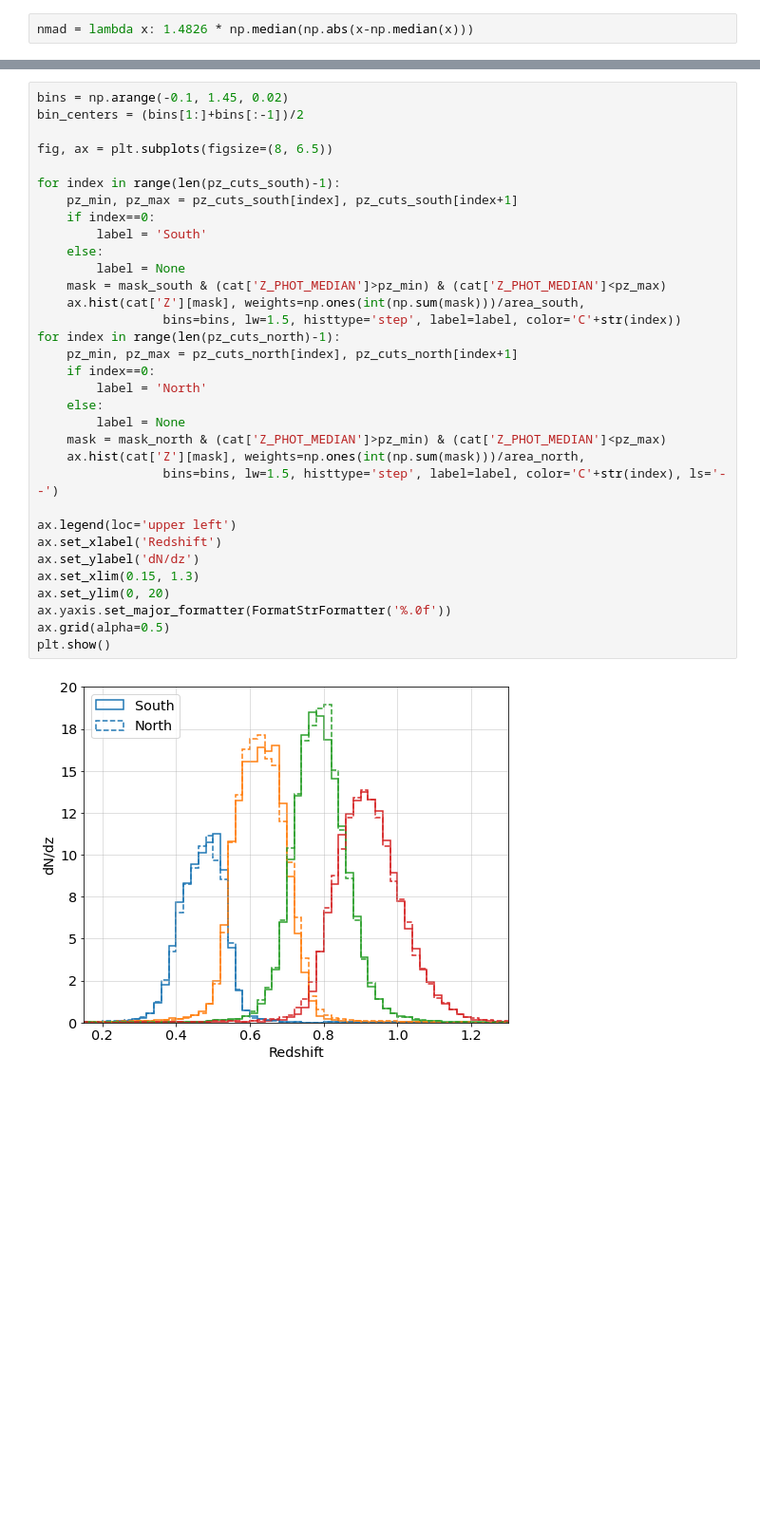
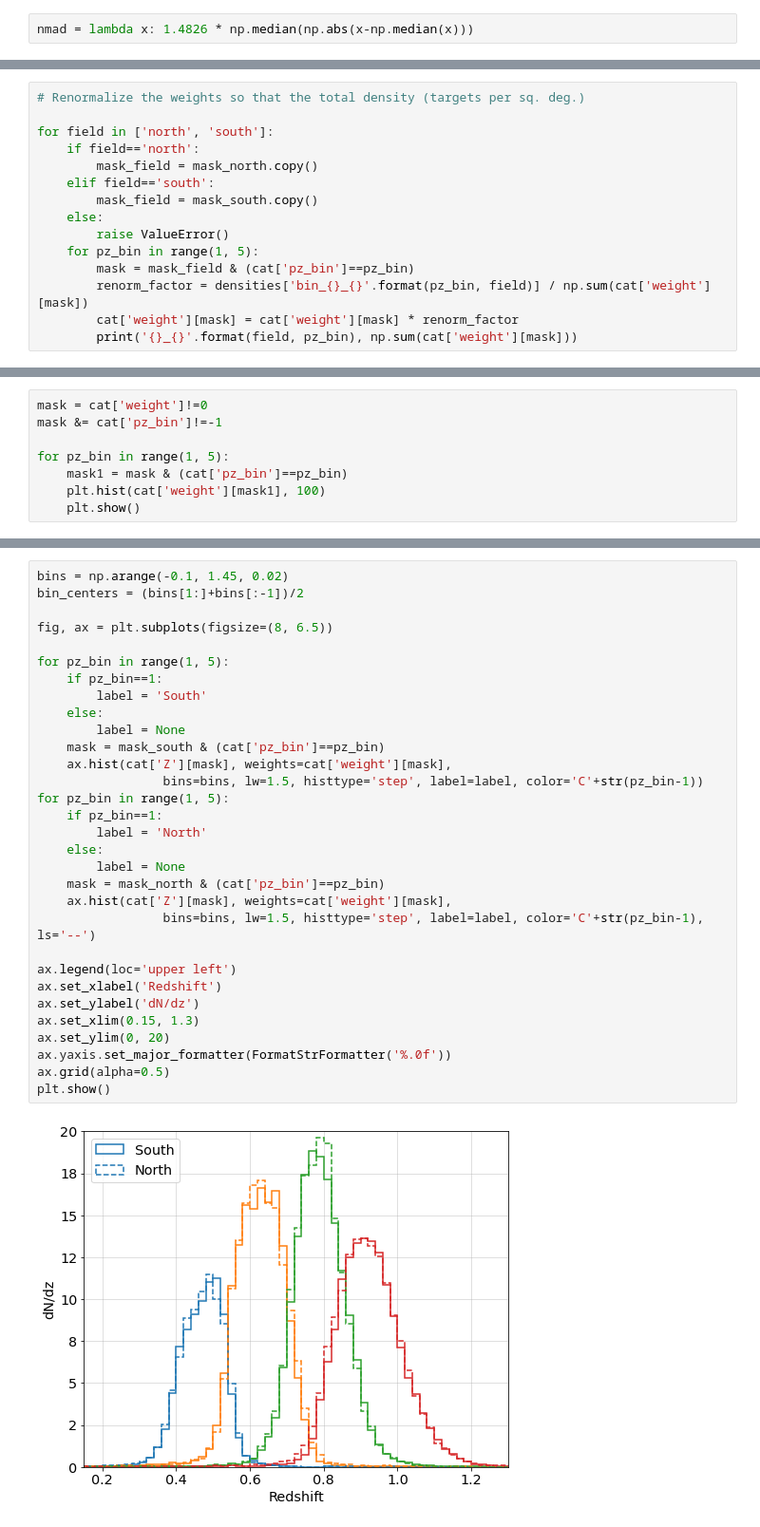
Before and after one commit to rongpu/desi-targets, a Jupyter notebook: lrg_xcorr/main_lrg_redshift_bins-redshift_distributions.ipynb, the cells around one changed output, grey strips where cells are left out. Shown at 95% size. Drawn from its saved outputs; the diff is of its cells as text; blank space fills up the shorter version.

```diff
--- a/lrg_xcorr/main_lrg_redshift_bins-redshift_distributions.ipynb
+++ b/lrg_xcorr/main_lrg_redshift_bins-redshift_distributions.ipynb
@@ -236,0 +279,15 @@ print(area)
+# %%
+# Renormalize the weights so that the total density (targets per sq. deg.)
+
+for field in ['north', 'south']:
+    if field=='north':
+        mask_field = mask_north.copy()
+    elif field=='south':
+        mask_field = mask_south.copy()
+    else:
+        raise ValueError()
+    for pz_bin in range(1, 5):
+        mask = mask_field & (cat['pz_bin']==pz_bin)
+        renorm_factor = densities['bin_{}_{}'.format(pz_bin, field)] / np.sum(cat['weight'][mask])
+        cat['weight'][mask] = cat['weight'][mask] * renorm_factor
+        print('{}_{}'.format(field, pz_bin), np.sum(cat['weight'][mask]))
@@ -236,0 +303,8 @@ print(area)
+# %%
+mask = cat['weight']!=0
+mask &= cat['pz_bin']!=-1
+
+for pz_bin in range(1, 5):
+    mask1 = mask & (cat['pz_bin']==pz_bin)
+    plt.hist(cat['weight'][mask1], 100)
+    plt.show()
@@ -309,36 +390,34 @@ nmad: 0.088
 # %%
 bins = np.arange(-0.1, 1.45, 0.02)
 bin_centers = (bins[1:]+bins[:-1])/2
 
 fig, ax = plt.subplots(figsize=(8, 6.5))
 
-for index in range(len(pz_cuts_south)-1):
-    pz_min, pz_max = pz_cuts_south[index], pz_cuts_south[index+1]
-    if index==0:
+for pz_bin in range(1, 5):
+    if pz_bin==1:
         label = 'South'
     else:
         label = None
-    mask = mask_south & (cat['Z_PHOT_MEDIAN']>pz_min) & (cat['Z_PHOT_MEDIAN']<pz_max)
-    ax.hist(cat['Z'][mask], weights=np.ones(int(np.sum(mask)))/area_south,
-                 bins=bins, lw=1.5, histtype='step', label=label, color='C'+str(index))
-for index in range(len(pz_cuts_north)-1):
-    pz_min, pz_max = pz_cuts_north[index], pz_cuts_north[index+1]
-    if index==0:
+    mask = mask_south & (cat['pz_bin']==pz_bin)
+    ax.hist(cat['Z'][mask], weights=cat['weight'][mask],
+                 bins=bins, lw=1.5, histtype='step', label=label, color='C'+str(pz_bin-1))
+for pz_bin in range(1, 5):
+    if pz_bin==1:
         label = 'North'
     else:
         label = None
-    mask = mask_north & (cat['Z_PHOT_MEDIAN']>pz_min) & (cat['Z_PHOT_MEDIAN']<pz_max)
-    ax.hist(cat['Z'][mask], weights=np.ones(int(np.sum(mask)))/area_north,
-                 bins=bins, lw=1.5, histtype='step', label=label, color='C'+str(index), ls='--')
+    mask = mask_north & (cat['pz_bin']==pz_bin)
+    ax.hist(cat['Z'][mask], weights=cat['weight'][mask],
+                 bins=bins, lw=1.5, histtype='step', label=label, color='C'+str(pz_bin-1), ls='--')
 
 ax.legend(loc='upper left')
 ax.set_xlabel('Redshift')
 ax.set_ylabel('dN/dz')
 ax.set_xlim(0.15, 1.3)
 ax.set_ylim(0, 20)
 ax.yaxis.set_major_formatter(FormatStrFormatter('%.0f'))
 ax.grid(alpha=0.5)
 plt.show()
 # %% [output]
-[figure, old version]
+[figure, new version]
 # %%
```
Also changed, not shown: parts of 28 cells of this notebook, 17 other files.
